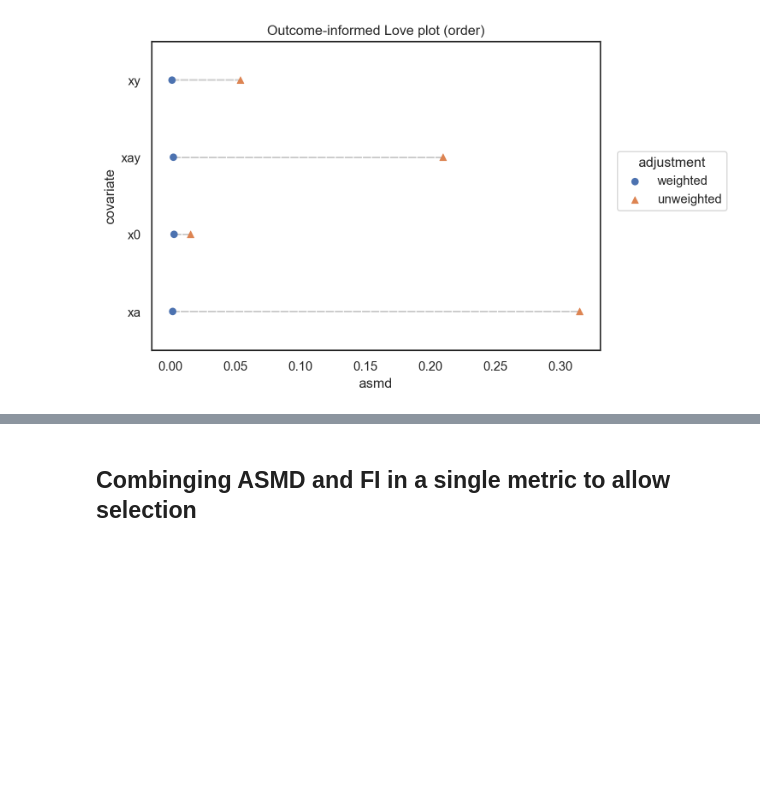
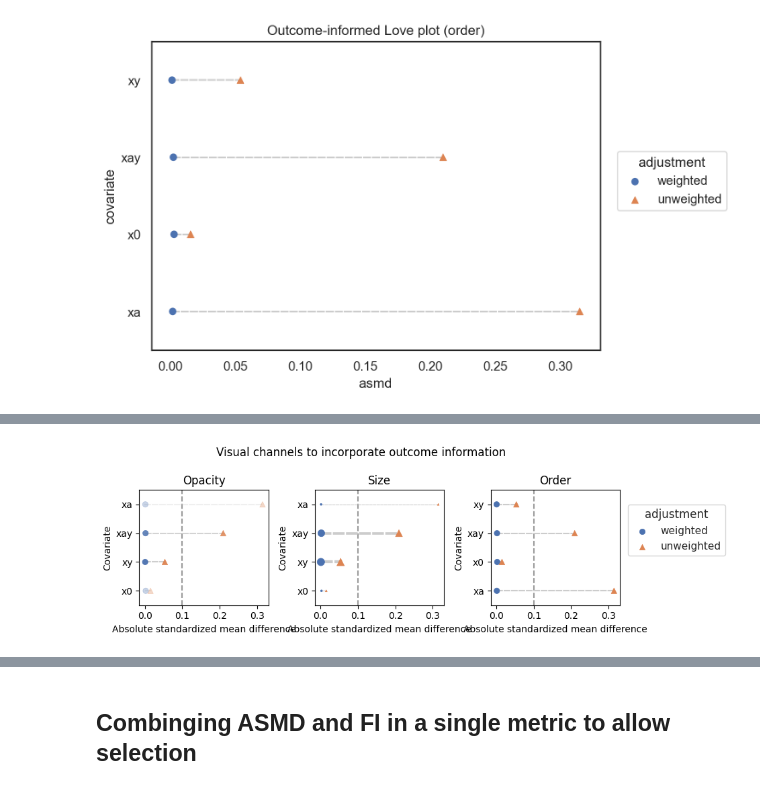
Before and after one commit to namag-ai/oui-plots, a Jupyter notebook: ouilove.ipynb, the cells around one changed output, grey strips where cells are left out. Drawn from its saved outputs; the diff is of its cells as text; code cells hidden in the pictures; blank space fills up the shorter version.

```diff
--- a/ouilove.ipynb
+++ b/ouilove.ipynb
@@ -426,0 +480,41 @@ axes = fig.subplot_mosaic("AB\nCD")
+# %%
+fig = mpl.figure.Figure(figsize=(8, 3))
+axes = fig.subplot_mosaic("BCD")
+love_plot_all(
+    dot_plot_data,
+    plot_range=True,
+    order_by_importance=False,
+    opacity=True,
+    pointsize=False,
+    importance_metric="mse",
+    legend=False,
+    threshold=0.1, ax=axes["B"],
+)
+axes["B"].set_title("Opacity")
+love_plot_all(
+    dot_plot_data,
+    plot_range=True,
+    order_by_importance=True,
+    opacity=False,
+    pointsize=False,
+    importance_metric="mse",
+    legend=True,
+    threshold=0.1, ax=axes["D"],
+)
+axes["D"].set_title("Order")
+love_plot_all(
+    dot_plot_data,
+    plot_range=True,
+    order_by_importance=False,
+    opacity=False,
+    pointsize=True,
+    importance_metric="mse",
+    legend=False,
+    threshold=0.1, ax=axes["C"],
+)
+axes["C"].set_title("Size")
+fig.suptitle("Visual channels to incorporate outcome information")
+fig.tight_layout()
+fig
+# %% [output]
+[figure, added]
```
Also changed, not shown: parts of 5 cells of this notebook.
